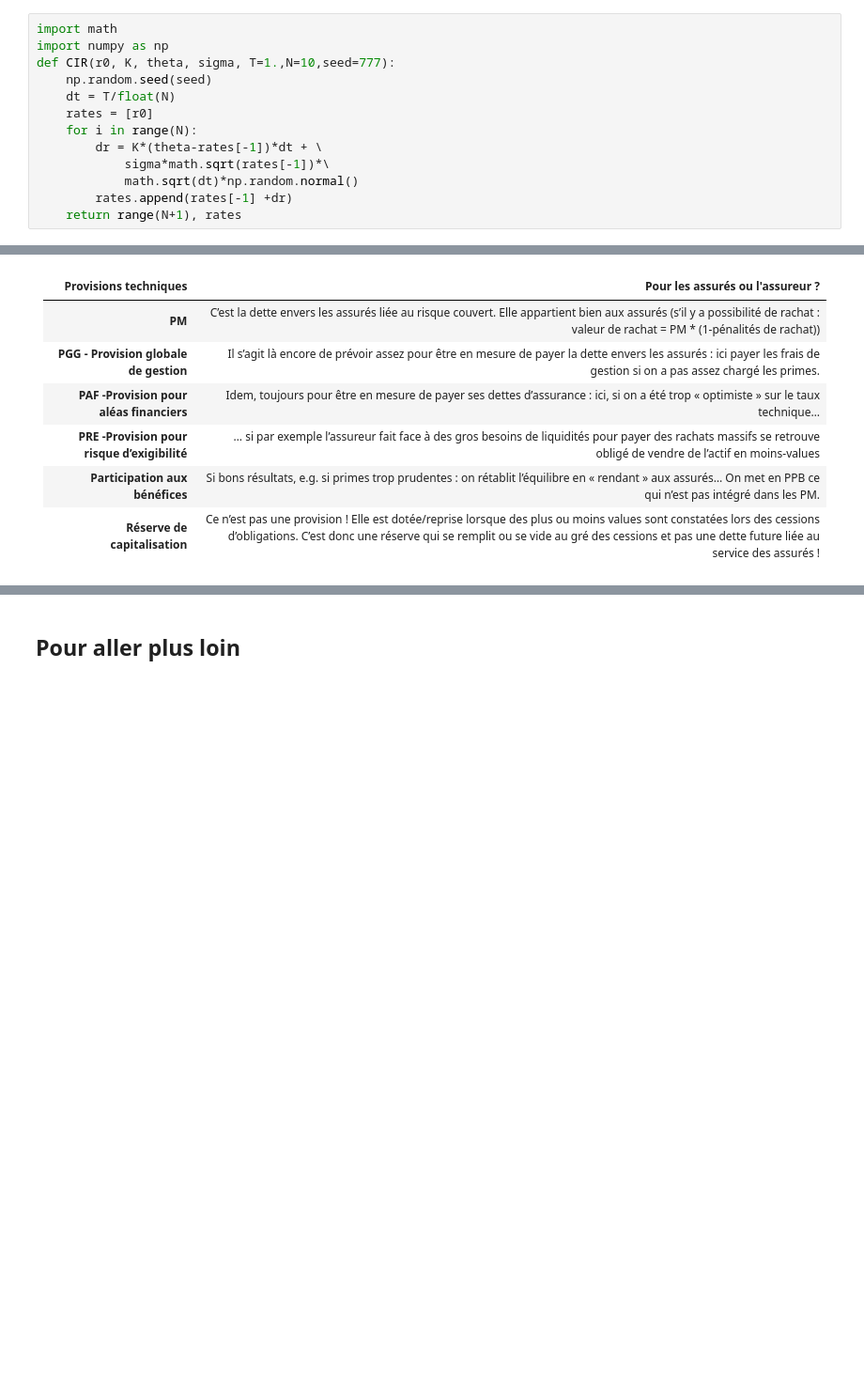
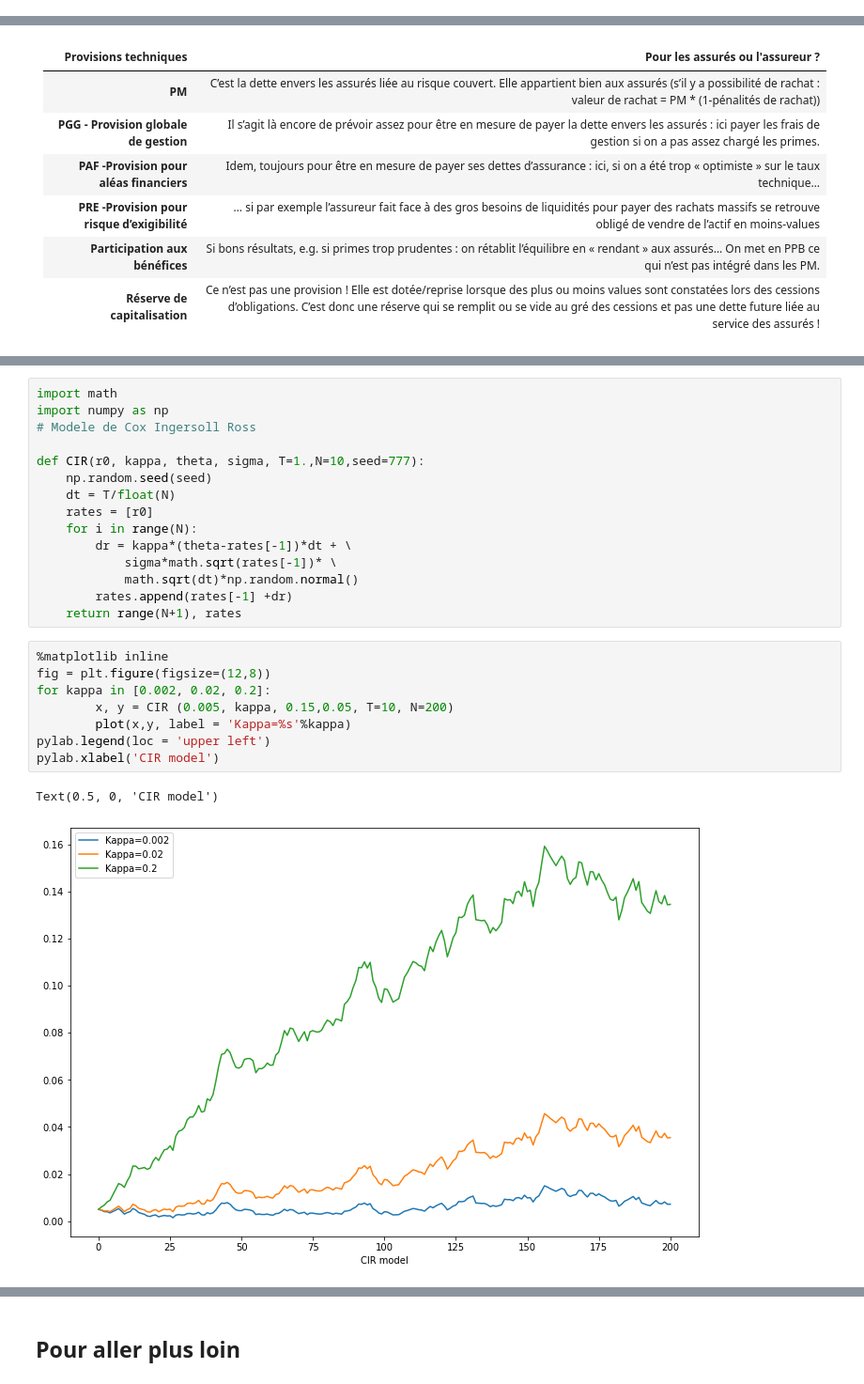
Before and after one commit to RessourcesActuariat/ActuariatVieCNAM, a Jupyter notebook: Cours Solvabilité 2 - Actifs financiers.ipynb, the cells around one changed output, grey strips where cells are left out. Shown at 94% size. Cells and saved outputs as stored; diff of their text form; blank space fills up the shorter version.

```diff
--- a/Cours Solvabilité 2 - Actifs financiers.ipynb
+++ b/Cours Solvabilité 2 - Actifs financiers.ipynb
@@ -73,13 +41,0 @@ de «Heath Jarrow Morton».
-# %%
-import math
-import numpy as np
-def CIR(r0, K, theta, sigma, T=1.,N=10,seed=777):
-    np.random.seed(seed)
-    dt = T/float(N)
-    rates = [r0]
-    for i in range(N):
-        dr = K*(theta-rates[-1])*dt + \
-            sigma*math.sqrt(rates[-1])*\
-            math.sqrt(dt)*np.random.normal()
-        rates.append(rates[-1] +dr)
-    return range(N+1), rates
@@ -160,0 +171,26 @@ les grecs; comment on couvre
+# %%
+import math
+import numpy as np
+# Modele de Cox Ingersoll Ross
+
+def CIR(r0, kappa, theta, sigma, T=1.,N=10,seed=777):
+    np.random.seed(seed)
+    dt = T/float(N)
+    rates = [r0]
+    for i in range(N):
+        dr = kappa*(theta-rates[-1])*dt + \
+            sigma*math.sqrt(rates[-1])* \
+            math.sqrt(dt)*np.random.normal()
+        rates.append(rates[-1] +dr)
+    return range(N+1), rates
+# %%
+%matplotlib inline
+fig = plt.figure(figsize=(12,8))
+for kappa in [0.002, 0.02, 0.2]:
+        x, y = CIR (0.005, kappa, 0.15,0.05, T=10, N=200)
+        plot(x,y, label = 'Kappa=%s'%kappa)
+pylab.legend(loc = 'upper left')
+pylab.xlabel('CIR model')
+# %% [output]
+Text(0.5, 0, 'CIR model')
+[figure, added]
```
Also changed, not shown: parts of 45 cells of this notebook, 1 other file.
